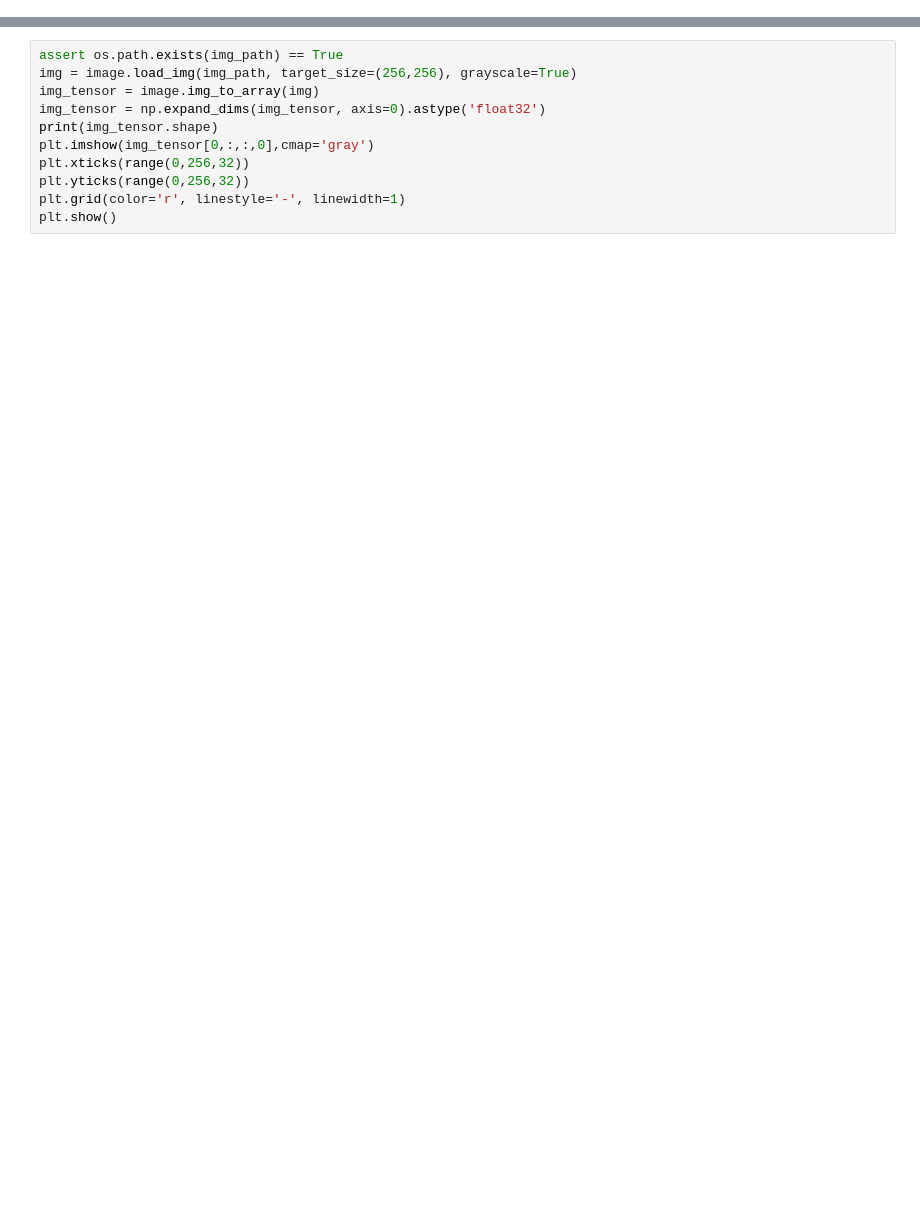
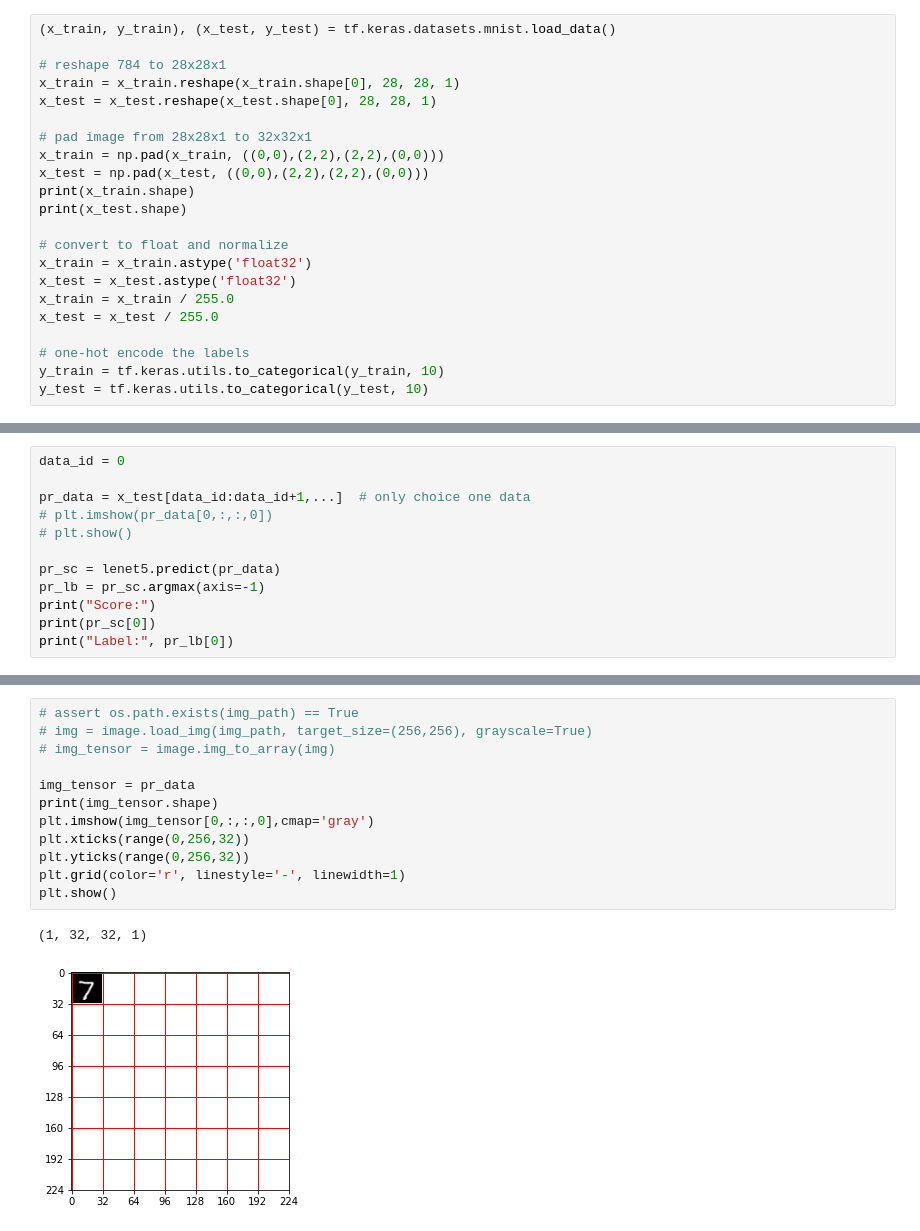
Before and after one commit to jacky10001/tf2-mycnn, a Jupyter notebook: dev_vis_featuremap.ipynb, the cells around one changed output, grey strips where cells are left out. Drawn from its saved outputs; the diff is of its cells as text; blank space fills up the shorter version.

```diff
--- a/dev_vis_featuremap.ipynb
+++ b/dev_vis_featuremap.ipynb
@@ -10,0 +8,22 @@ INPUT_SIZE = config.INPUT_SIZE
+# %%
+(x_train, y_train), (x_test, y_test) = tf.keras.datasets.mnist.load_data()
+
+# reshape 784 to 28x28x1
+x_train = x_train.reshape(x_train.shape[0], 28, 28, 1)
+x_test = x_test.reshape(x_test.shape[0], 28, 28, 1)
+
+# pad image from 28x28x1 to 32x32x1
+x_train = np.pad(x_train, ((0,0),(2,2),(2,2),(0,0)))
+x_test = np.pad(x_test, ((0,0),(2,2),(2,2),(0,0)))
+print(x_train.shape)
+print(x_test.shape)
+
+# convert to float and normalize
+x_train = x_train.astype('float32')
+x_test = x_test.astype('float32')
+x_train = x_train / 255.0
+x_test = x_test / 255.0
+
+# one-hot encode the labels
+y_train = tf.keras.utils.to_categorical(y_train, 10)
+y_test = tf.keras.utils.to_categorical(y_test, 10)
@@ -10,0 +43,12 @@ INPUT_SIZE = config.INPUT_SIZE
+# %%
+data_id = 0
+
+pr_data = x_test[data_id:data_id+1,...]  # only choice one data
+# plt.imshow(pr_data[0,:,:,0])
+# plt.show()
+
+pr_sc = lenet5.predict(pr_data)
+pr_lb = pr_sc.argmax(axis=-1)
+print("Score:")
+print(pr_sc[0])
+print("Label:", pr_lb[0])
@@ -11,11 +63,15 @@ INPUT_SIZE = config.INPUT_SIZE
 # %%
-assert os.path.exists(img_path) == True
-img = image.load_img(img_path, target_size=(256,256), grayscale=True)
-img_tensor = image.img_to_array(img)
-img_tensor = np.expand_dims(img_tensor, axis=0).astype('float32')
+# assert os.path.exists(img_path) == True
+# img = image.load_img(img_path, target_size=(256,256), grayscale=True)
+# img_tensor = image.img_to_array(img)
+
+img_tensor = pr_data
 print(img_tensor.shape)
 plt.imshow(img_tensor[0,:,:,0],cmap='gray')
 plt.xticks(range(0,256,32))
 plt.yticks(range(0,256,32))
 plt.grid(color='r', linestyle='-', linewidth=1)
 plt.show()
+# %% [output]
+(1, 32, 32, 1)
+[figure, added]
```
Also changed, not shown: parts of 9 cells of this notebook, 2 other files.
